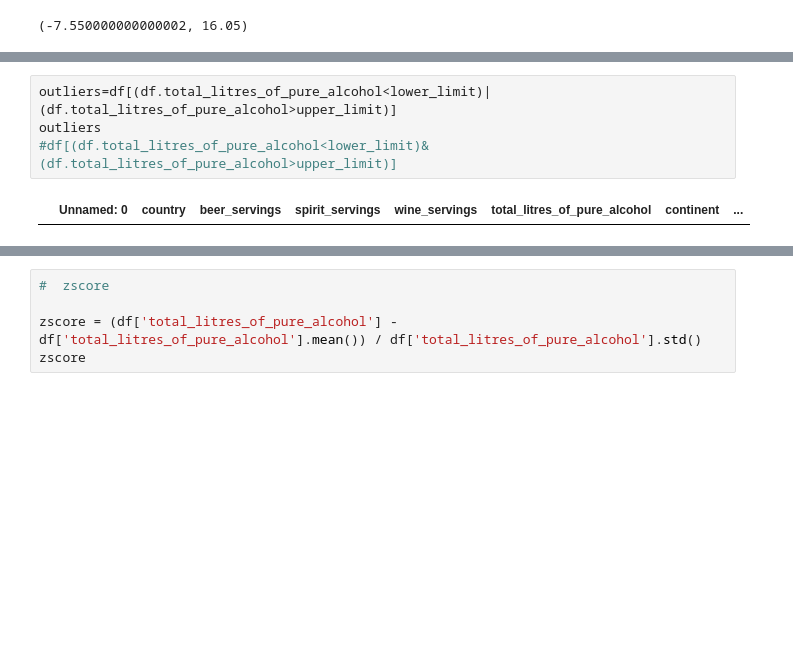
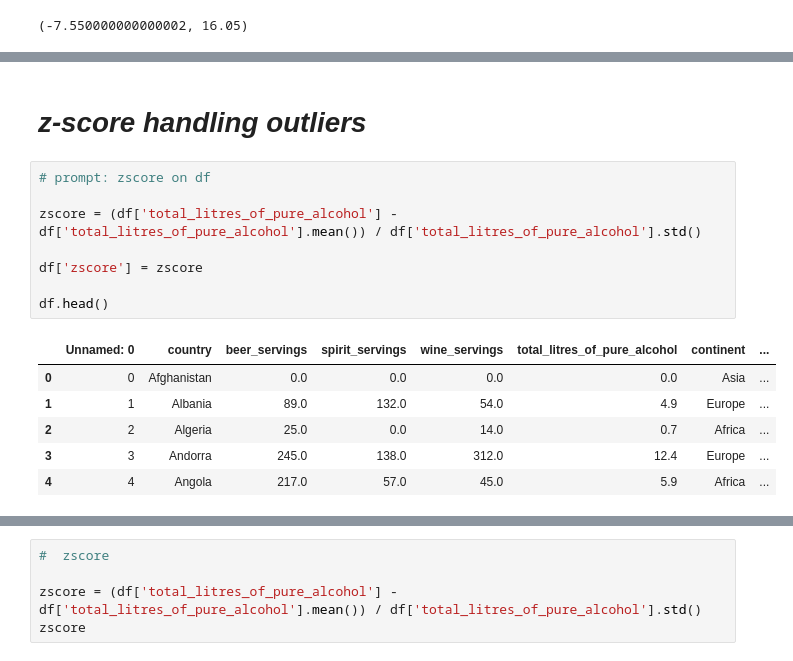
Before and after one commit to alenready/A1, a Jupyter notebook: Untitled21.ipynb, the cells around one changed output, grey strips where cells are left out. Cells and saved outputs as stored; diff of their text form; blank space fills up the shorter version.

Commit message:
Outliers handling using IQR and Z score methods , created using Colab

```diff
--- a/Untitled21.ipynb
+++ b/Untitled21.ipynb
@@ -57,6 +192,17 @@ lower_limit,upper_limit
+# %% [markdown]
+# ***z-score handling outliers***
 # %%
-outliers=df[(df.total_litres_of_pure_alcohol<lower_limit)|(df.total_litres_of_pure_alcohol>upper_limit)]
-outliers
-#df[(df.total_litres_of_pure_alcohol<lower_limit)&(df.total_litres_of_pure_alcohol>upper_limit)]
+# prompt: zscore on df
+
+zscore = (df['total_litres_of_pure_alcohol'] - df['total_litres_of_pure_alcohol'].mean()) / df['total_litres_of_pure_alcohol'].std()
+
+df['zscore'] = zscore
+
+df.head()
 # %% [output]
 |  | Unnamed: 0 | country | beer_servings | spirit_servings | wine_servings | total_litres_of_pure_alcohol | continent | ... |
+| 0 | 0 | Afghanistan | 0.0 | 0.0 | 0.0 | 0.0 | Asia | ... |
+| 1 | 1 | Albania | 89.0 | 132.0 | 54.0 | 4.9 | Europe | ... |
+| 2 | 2 | Algeria | 25.0 | 0.0 | 14.0 | 0.7 | Africa | ... |
+| 3 | 3 | Andorra | 245.0 | 138.0 | 312.0 | 12.4 | Europe | ... |
+| 4 | 4 | Angola | 217.0 | 57.0 | 45.0 | 5.9 | Africa | ... |
```
Also changed, not shown: parts of 15 cells of this notebook.
